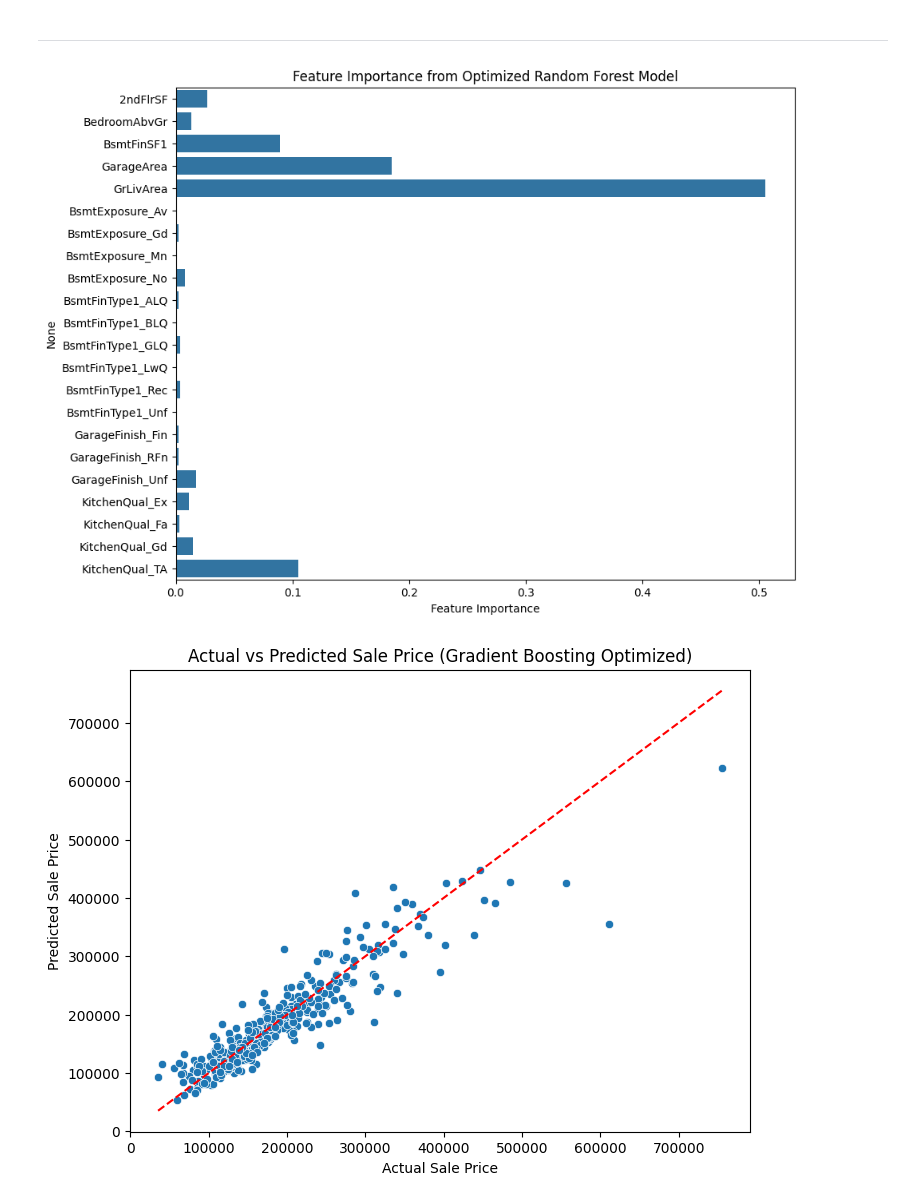
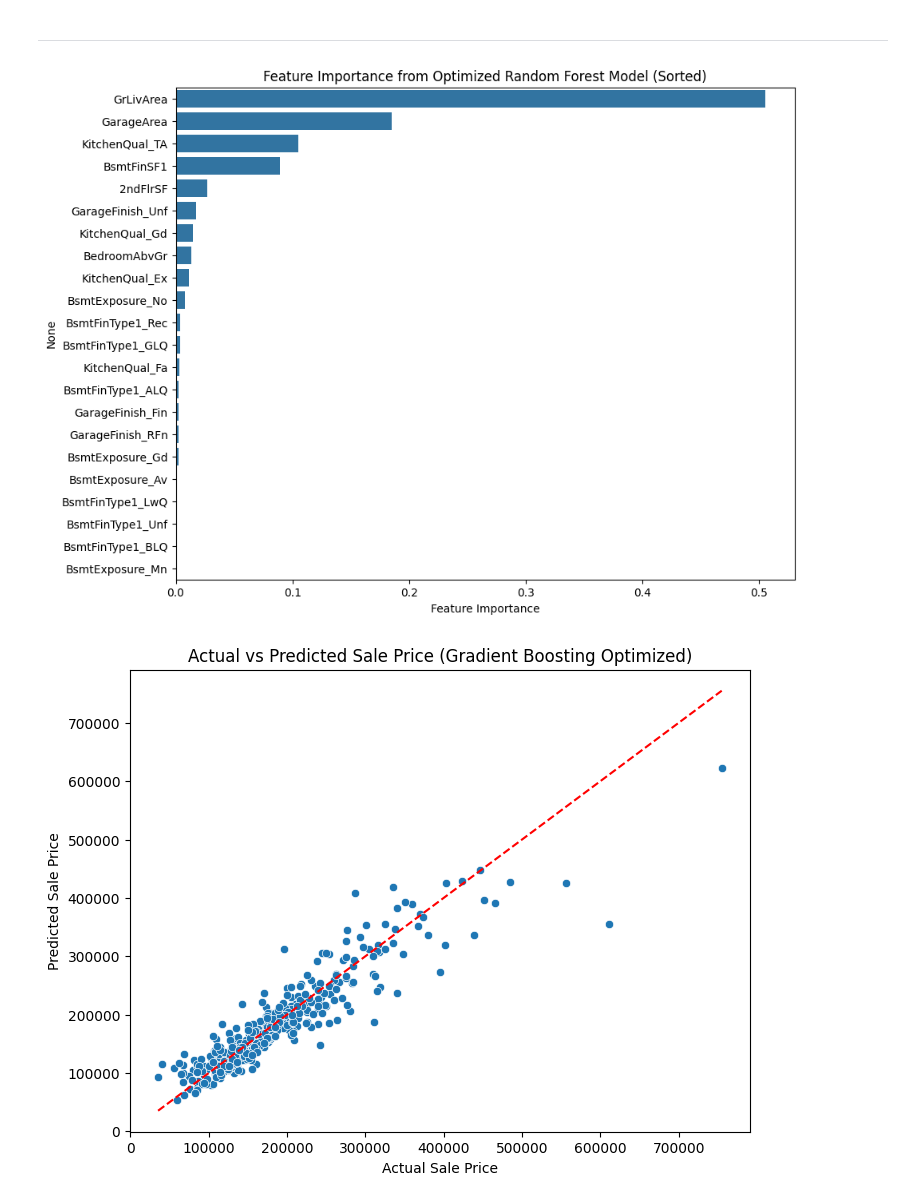
Before and after one commit to Patteerrik/Heritage-Housing-Issues, a Jupyter notebook: jupyter_notebooks/HouseSalePrices.ipynb, the cells around one changed output. Saved outputs shown, nothing was run; the diff lists cells and outputs as text; code cells hidden in the pictures.

Commit message:
Visualize feature importance for Gradient Boosting

```diff
--- a/jupyter_notebooks/HouseSalePrices.ipynb
+++ b/jupyter_notebooks/HouseSalePrices.ipynb
@@ -407,6 +453,7 @@ Create a machine learning pipeline (**ExtraTreesRegressor**)
 # Create a machine learning pipeline with Extra Trees Regressor
 pipeline = Pipeline([
     ('scaler', StandardScaler()),  # Scale the features
+    ("feat_selection", SelectFromModel(ExtraTreesRegressor(random_state=42))),
     ('model', ExtraTreesRegressor(random_state=42))  # Model to train
 ])
 
@@ -580,18 +627,19 @@ The model achieved an R2 score of **0.80**, which meets the business requirement
 # %% [markdown]
 ___
 # %%
-# Calculate and print feature importance for the optimized model
+# Retrieve the best model and feature importances
 best_model = random_search.best_estimator_.named_steps['model']
 feature_importances = best_model.feature_importances_
 
-# Plot feature importances
+# Sort feature importances in descending order and plot
+sorted_idx = np.argsort(feature_importances)[::-1]
 plt.figure(figsize=(10, 8))
-sns.barplot(x=feature_importances, y=X.columns)
+sns.barplot(x=feature_importances[sorted_idx], y=X.columns[sorted_idx])
 plt.xlabel('Feature Importance')
-plt.title('Feature Importance from Optimized Random Forest Model')
+plt.title('Feature Importance from Optimized Random Forest Model (Sorted)')
 plt.show()
 # %% [output]
-[figure, old version]
+[figure, new version]
 # %%
 # Plot predicted vs actual values after optimization
 plt.figure(figsize=(8, 6))
```
Also changed, not shown: parts of 10 cells of this notebook.
